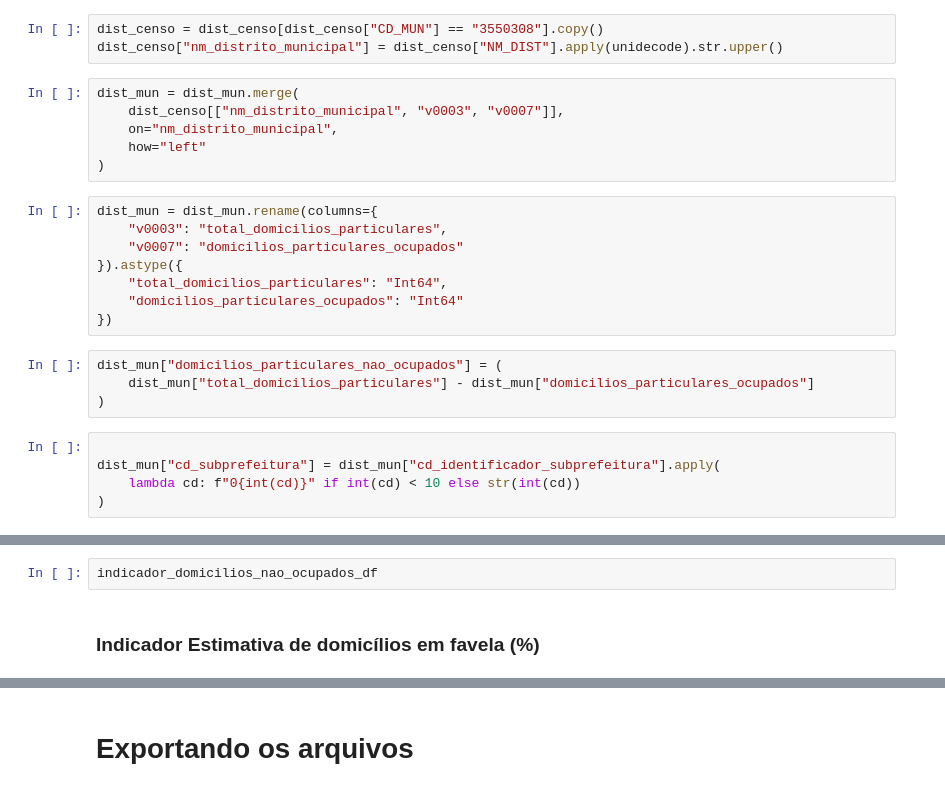
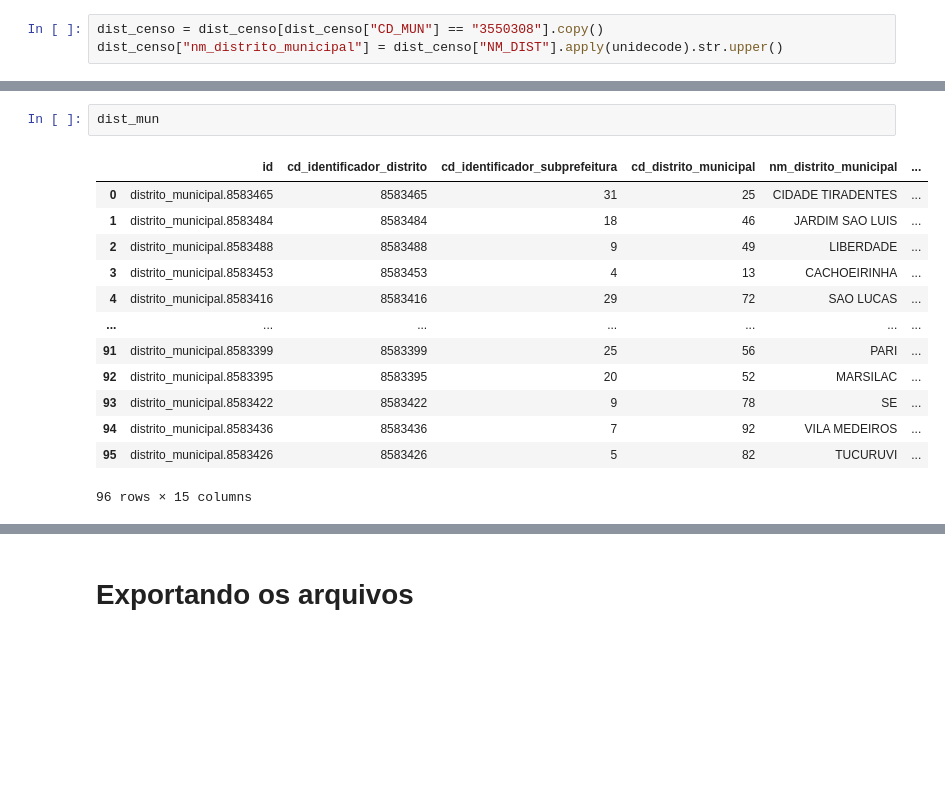
Before and after one commit to ObservatorioPoliticasTCM/datasp-dados, a Jupyter notebook: notebooks/urbanismo/07 Censo - extração.ipynb, the cells around one changed output, grey strips where cells are left out. Cells and saved outputs as stored; diff of their text form; blank space fills up the shorter version.

```diff
--- a/notebooks/urbanismo/07 Censo - extração.ipynb
+++ b/notebooks/urbanismo/07 Censo - extração.ipynb
@@ -32,26 +32,3 @@ if "dist_censo" not in globals():
 # %%
 dist_censo = dist_censo[dist_censo["CD_MUN"] == "3550308"].copy()
 dist_censo["nm_distrito_municipal"] = dist_censo["NM_DIST"].apply(unidecode).str.upper()
-# %%
-dist_mun = dist_mun.merge(
-    dist_censo[["nm_distrito_municipal", "v0003", "v0007"]],
-    on="nm_distrito_municipal",
-    how="left"
-)
-# %%
-dist_mun = dist_mun.rename(columns={
-    "v0003": "total_domicilios_particulares",
-    "v0007": "domicilios_particulares_ocupados"
-}).astype({
-    "total_domicilios_particulares": "Int64",
-    "domicilios_particulares_ocupados": "Int64"
-})
-# %%
-dist_mun["domicilios_particulares_nao_ocupados"] = (
-    dist_mun["total_domicilios_particulares"] - dist_mun["domicilios_particulares_ocupados"]
-)
-# %%
-
-dist_mun["cd_subprefeitura"] = dist_mun["cd_identificador_subprefeitura"].apply(
-    lambda cd: f"0{int(cd)}" if int(cd) < 10 else str(int(cd))
-)
@@ -75,4 +35,16 @@ indicador_domicilios_nao_ocupados_df = subs_out[[
-# %%
-indicador_domicilios_nao_ocupados_df
-# %% [markdown]
-### Indicador Estimativa de domicílios em favela (%)
+# %%
+dist_mun
+# %% [output]
+|  | id | cd_identificador_distrito | cd_identificador_subprefeitura | cd_distrito_municipal | nm_distrito_municipal | ... |
+| 0 | distrito_municipal.8583465 | 8583465 | 31 | 25 | CIDADE TIRADENTES | ... |
+| 1 | distrito_municipal.8583484 | 8583484 | 18 | 46 | JARDIM SAO LUIS | ... |
+| 2 | distrito_municipal.8583488 | 8583488 | 9 | 49 | LIBERDADE | ... |
+| 3 | distrito_municipal.8583453 | 8583453 | 4 | 13 | CACHOEIRINHA | ... |
+| 4 | distrito_municipal.8583416 | 8583416 | 29 | 72 | SAO LUCAS | ... |
+| ... | ... | ... | ... | ... | ... | ... |
+| 91 | distrito_municipal.8583399 | 8583399 | 25 | 56 | PARI | ... |
+| 92 | distrito_municipal.8583395 | 8583395 | 20 | 52 | MARSILAC | ... |
+| 93 | distrito_municipal.8583422 | 8583422 | 9 | 78 | SE | ... |
+| 94 | distrito_municipal.8583436 | 8583436 | 7 | 92 | VILA MEDEIROS | ... |
+| 95 | distrito_municipal.8583426 | 8583426 | 5 | 82 | TUCURUVI | ... |
+96 rows × 15 columns
```
Also changed, not shown: parts of 6 cells of this notebook.
